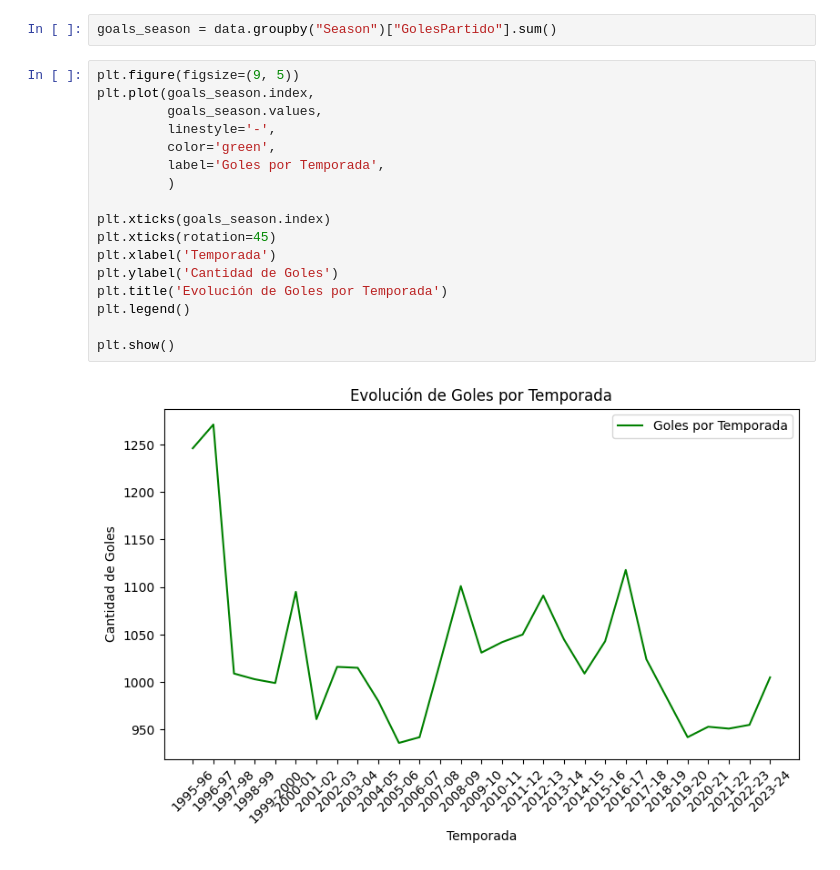
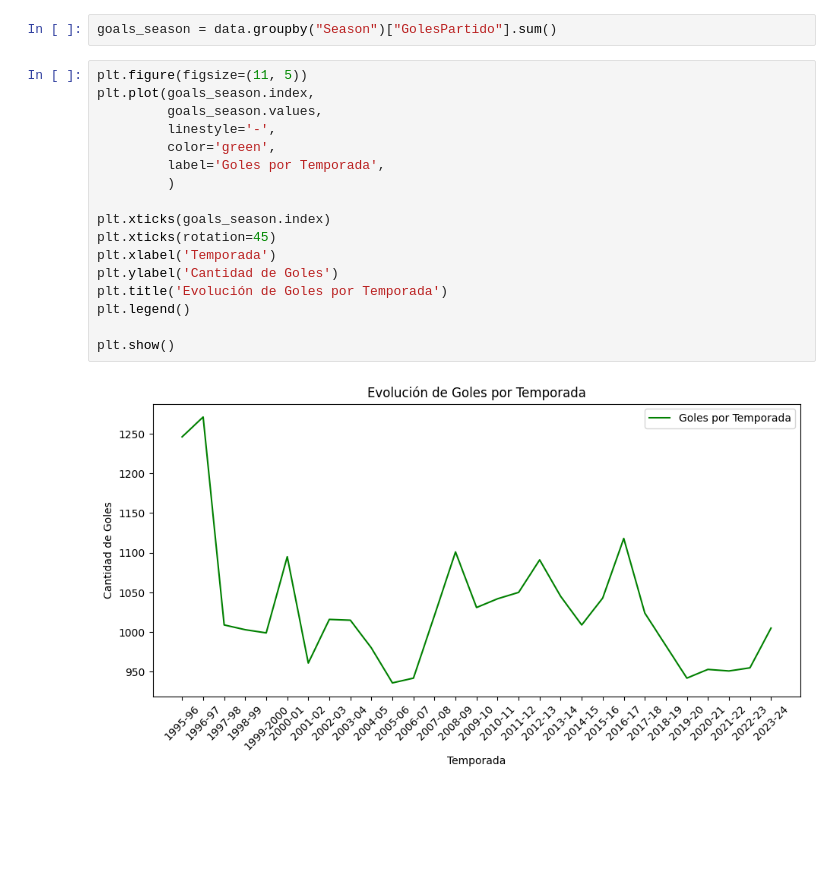
Before and after one commit to IbaiCosgaya/EDA_Analisis_Deportivo, a Jupyter notebook: liga.ipynb, the cells around one changed output. Drawn from its saved outputs; the diff is of its cells as text; blank space fills up the shorter version.

```diff
--- a/liga.ipynb
+++ b/liga.ipynb
@@ -297,21 +317,21 @@ data
 # %%
 goals_season = data.groupby("Season")["GolesPartido"].sum()
 # %%
-plt.figure(figsize=(9, 5))
+plt.figure(figsize=(11, 5))
 plt.plot(goals_season.index,
          goals_season.values,
          linestyle='-',
          color='green',
          label='Goles por Temporada',
          )
 
 plt.xticks(goals_season.index)
 plt.xticks(rotation=45)
 plt.xlabel('Temporada')
 plt.ylabel('Cantidad de Goles')
 plt.title('Evolución de Goles por Temporada')
 plt.legend()
 
 plt.show()
 # %% [output]
-[figure, old version]
+[figure, new version]
```
Also changed, not shown: parts of 1 cell of this notebook.
